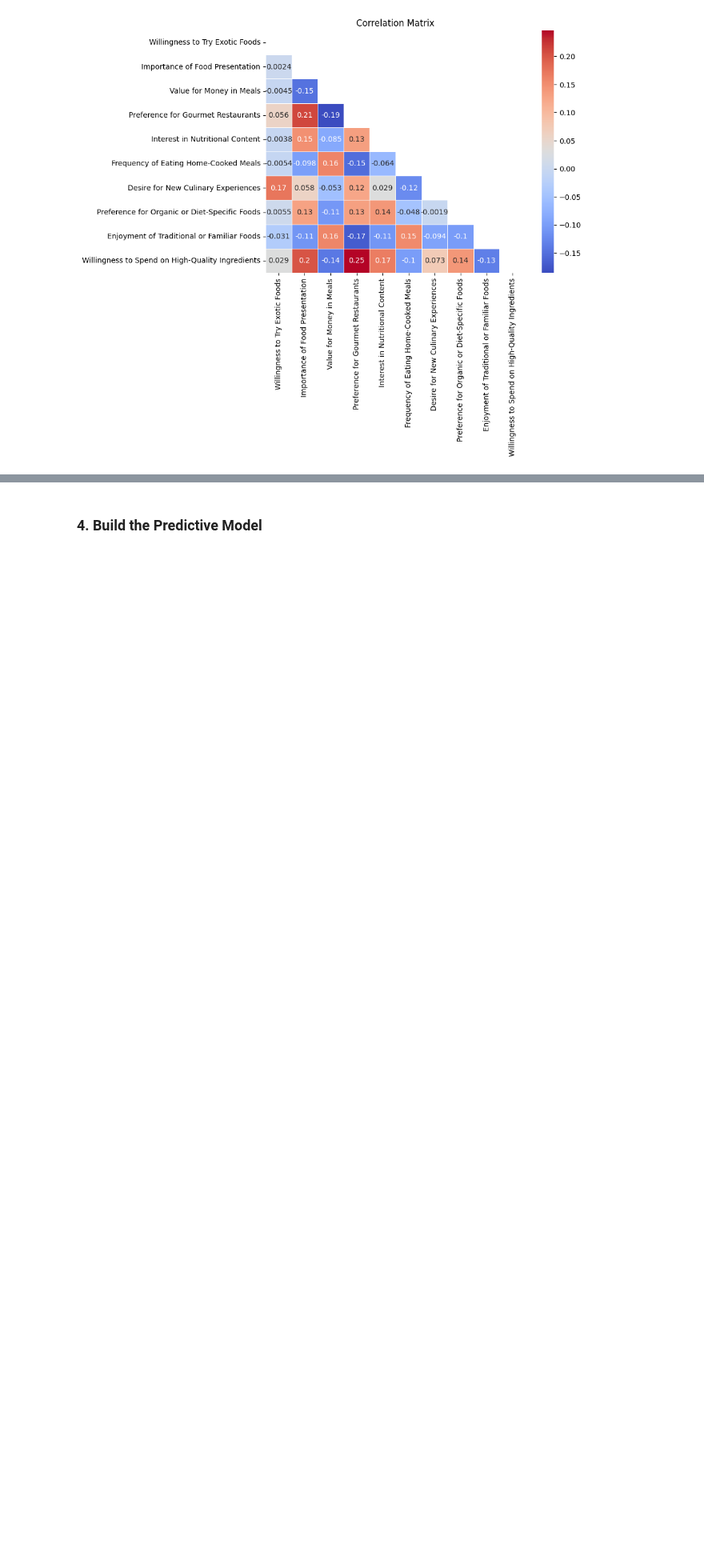
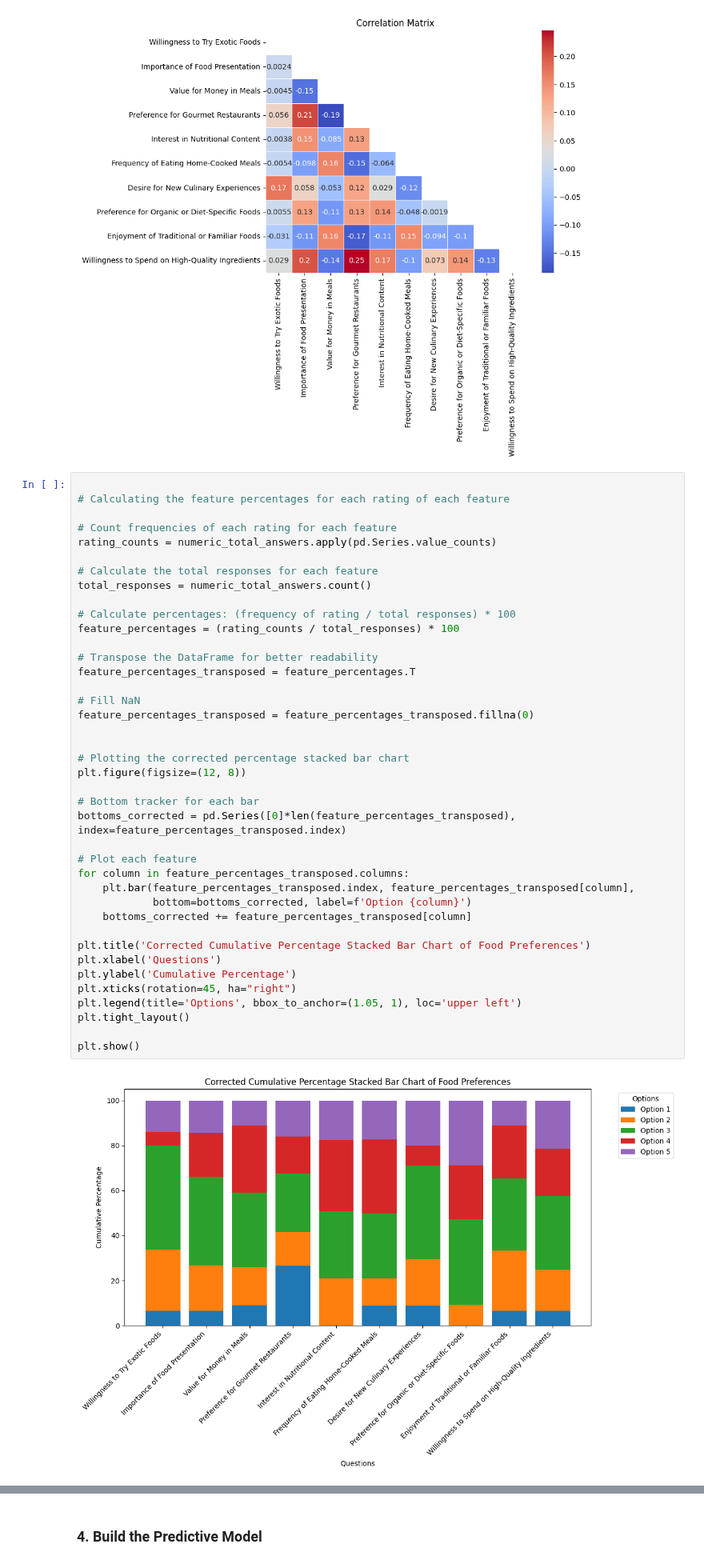
Before and after one commit to shaulleo/FlavourFlix, a Jupyter notebook: EDA-QuestionnaireData.ipynb, the cells around one changed output, grey strips where cells are left out. Shown at 80% size. Cells and saved outputs as stored; diff of their text form; blank space fills up the shorter version.

Commit message:
continuacao visualizaçao

```diff
--- a/EDA-QuestionnaireData.ipynb
+++ b/EDA-QuestionnaireData.ipynb
@@ -215,3 +215,45 @@ plt.title("Correlation Matrix")
 plt.show()
 # %% [output]
 [figure]
+# %%
+
+# Calculating the feature percentages for each rating of each feature
+
+# Count frequencies of each rating for each feature
+rating_counts = numeric_total_answers.apply(pd.Series.value_counts)
+
+# Calculate the total responses for each feature
+total_responses = numeric_total_answers.count()
+
+# Calculate percentages: (frequency of rating / total responses) * 100
+feature_percentages = (rating_counts / total_responses) * 100
+
+# Transpose the DataFrame for better readability
+feature_percentages_transposed = feature_percentages.T
+
+# Fill NaN
+feature_percentages_transposed = feature_percentages_transposed.fillna(0)
+
+
+# Plotting the corrected percentage stacked bar chart
+plt.figure(figsize=(12, 8))
+
+# Bottom tracker for each bar
+bottoms_corrected = pd.Series([0]*len(feature_percentages_transposed), index=feature_percentages_transposed.index)
+
+# Plot each feature
+for column in feature_percentages_transposed.columns:
+    plt.bar(feature_percentages_transposed.index, feature_percentages_transposed[column],
+            bottom=bottoms_corrected, label=f'Option {column}')
+    bottoms_corrected += feature_percentages_transposed[column]
+
+plt.title('Corrected Cumulative Percentage Stacked Bar Chart of Food Preferences')
+plt.xlabel('Questions')
+plt.ylabel('Cumulative Percentage')
+plt.xticks(rotation=45, ha="right")
+plt.legend(title='Options', bbox_to_anchor=(1.05, 1), loc='upper left')
+plt.tight_layout()
+
+plt.show()
+# %% [output]
+[figure, added]
```
Also changed, not shown: parts of 1 cell of this notebook.
